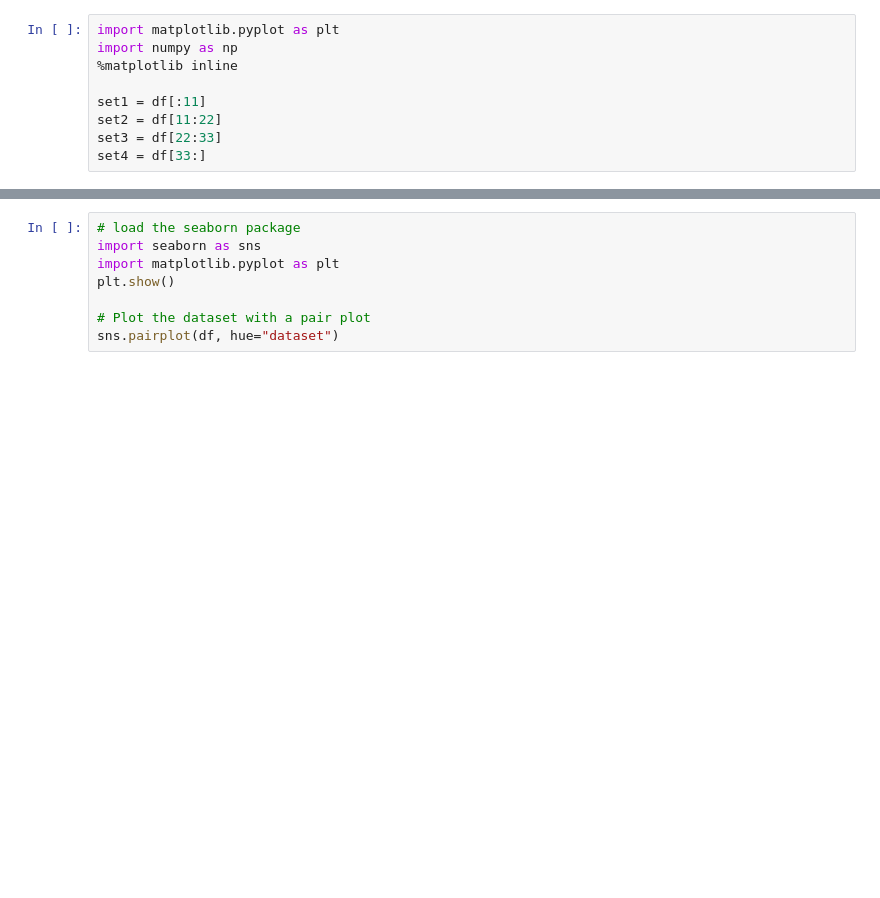
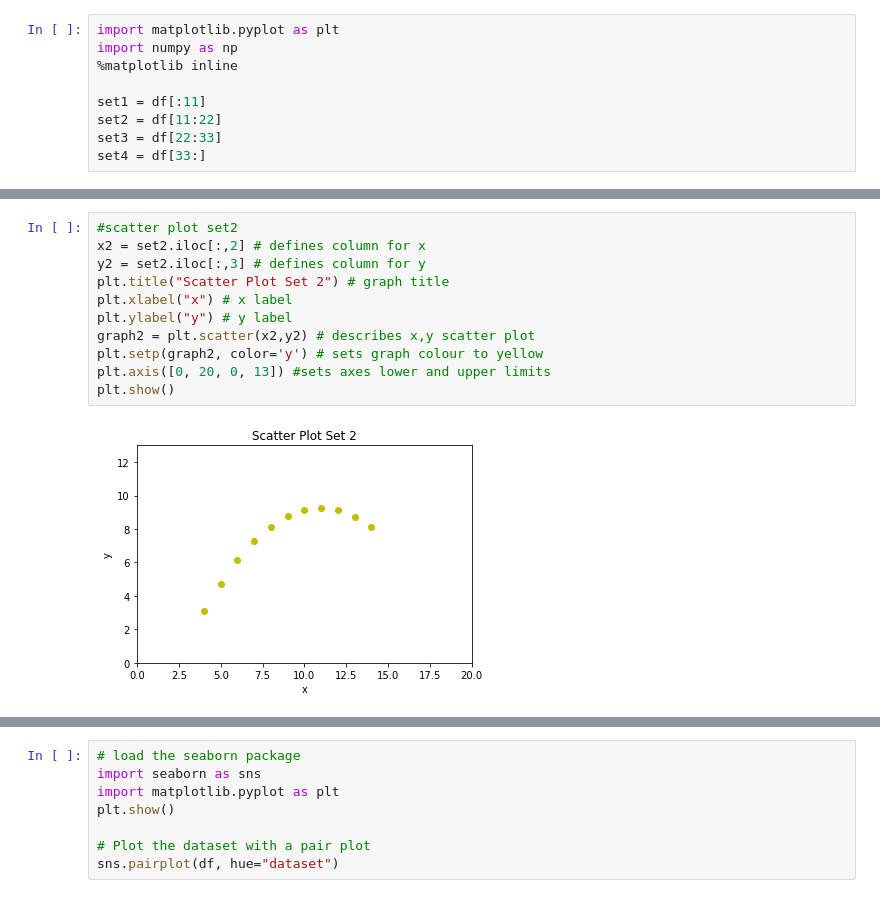
Before and after one commit to JulianConneely/Fundamentals-of-Data-Analysis-Practical-Assignment, a Jupyter notebook: Anscombes quartet dataset.ipynb, the cells around one changed output, grey strips where cells are left out. Cells and saved outputs as stored; diff of their text form; blank space fills up the shorter version.

```diff
--- a/Anscombes quartet dataset.ipynb
+++ b/Anscombes quartet dataset.ipynb
@@ -67,0 +68,13 @@ plt.show()
+# %%
+#scatter plot set2
+x2 = set2.iloc[:,2] # defines column for x
+y2 = set2.iloc[:,3] # defines column for y
+plt.title("Scatter Plot Set 2") # graph title
+plt.xlabel("x") # x label
+plt.ylabel("y") # y label
+graph2 = plt.scatter(x2,y2) # describes x,y scatter plot
+plt.setp(graph2, color='y') # sets graph colour to yellow
+plt.axis([0, 20, 0, 13]) #sets axes lower and upper limits
+plt.show()
+# %% [output]
+[figure, added]
```
Also changed, not shown: parts of 6 cells of this notebook.
